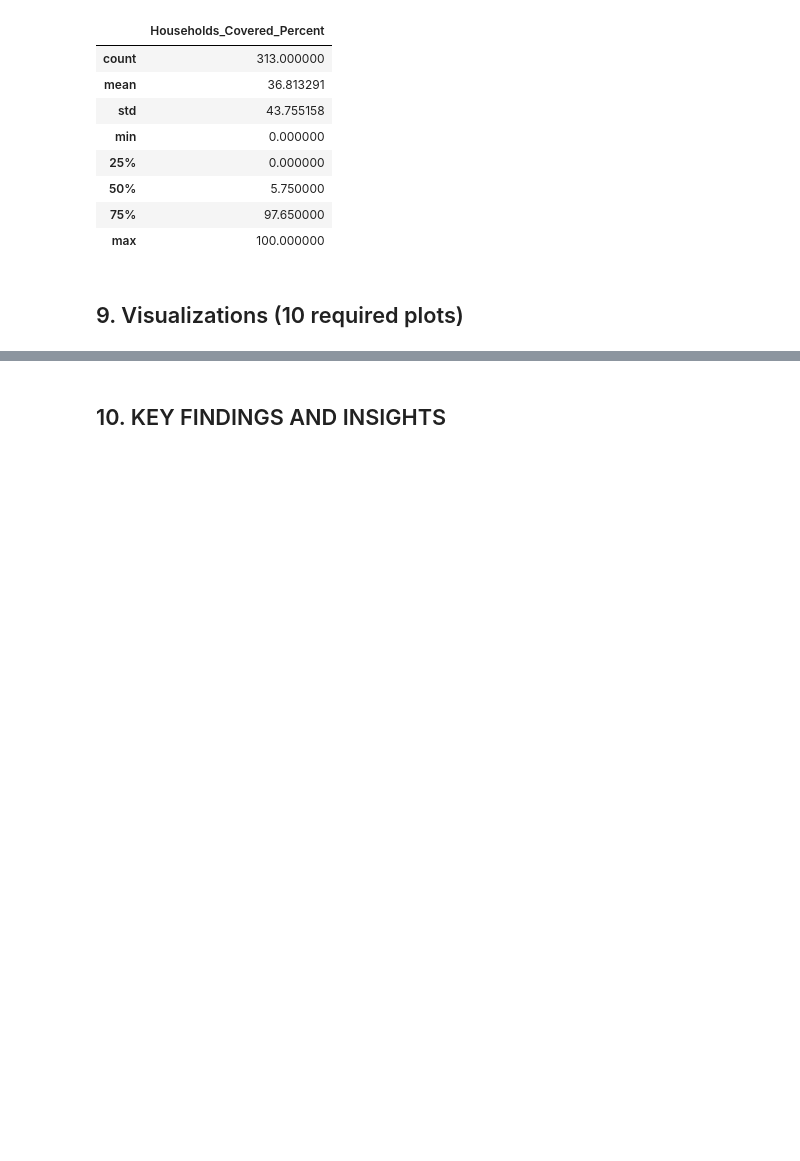
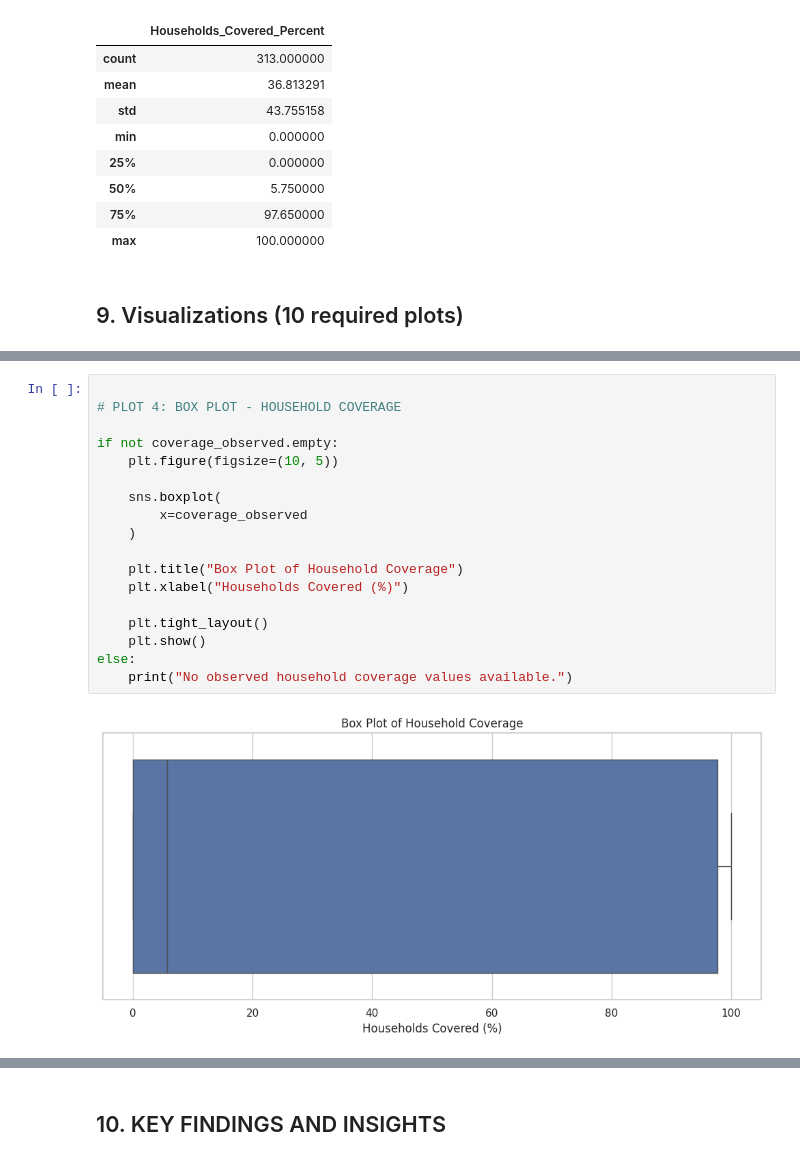
Before and after one commit to Anitha-Naresh/Liquid-Waste-Management_Sample_Data, a Jupyter notebook: MAIN_PROJECT_1.ipynb, the cells around one changed output, grey strips where cells are left out. Cells and saved outputs as stored; diff of their text form; blank space fills up the shorter version.

```diff
--- a/MAIN_PROJECT_1.ipynb
+++ b/MAIN_PROJECT_1.ipynb
@@ -576,0 +565,20 @@ else:
+# %%
+
+# PLOT 4: BOX PLOT - HOUSEHOLD COVERAGE
+
+if not coverage_observed.empty:
+    plt.figure(figsize=(10, 5))
+
+    sns.boxplot(
+        x=coverage_observed
+    )
+
+    plt.title("Box Plot of Household Coverage")
+    plt.xlabel("Households Covered (%)")
+
+    plt.tight_layout()
+    plt.show()
+else:
+    print("No observed household coverage values available.")
+# %% [output]
+[figure, added]
```
Also changed, not shown: parts of 14 cells of this notebook.
